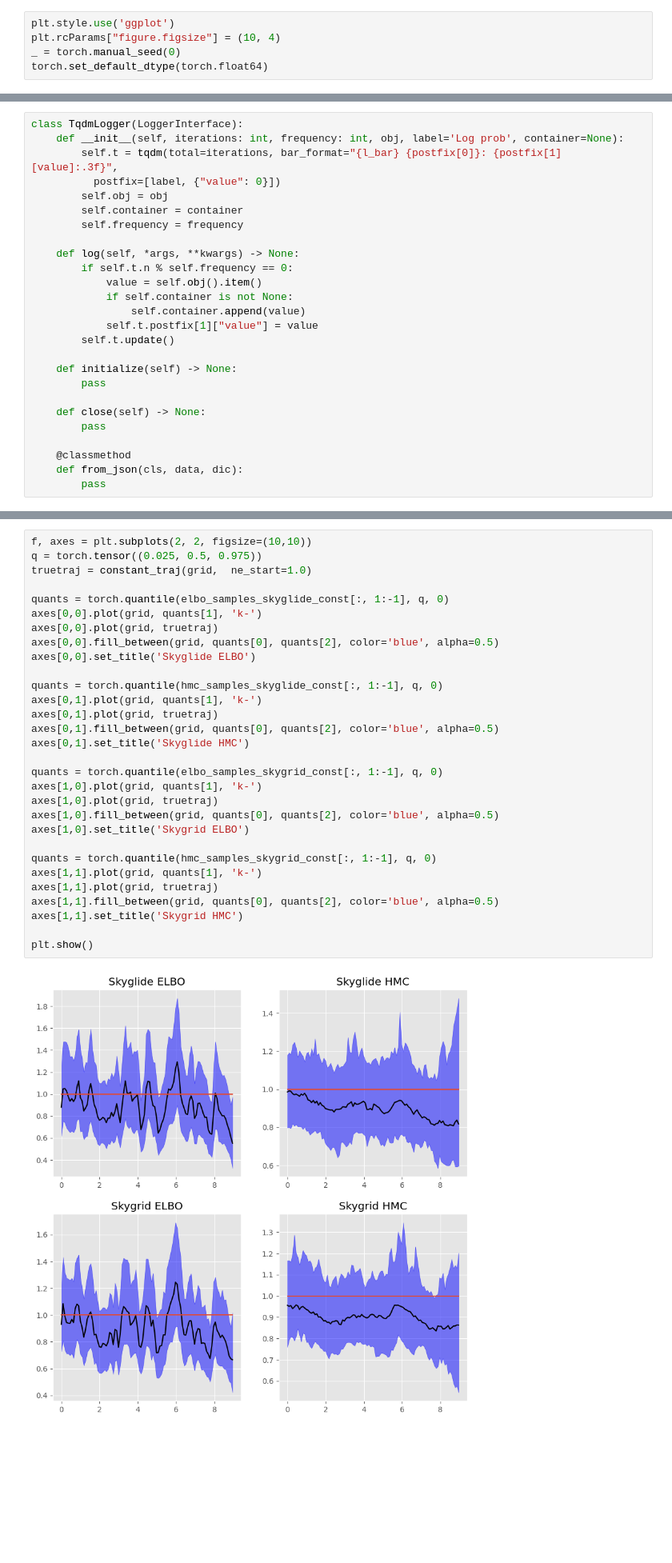
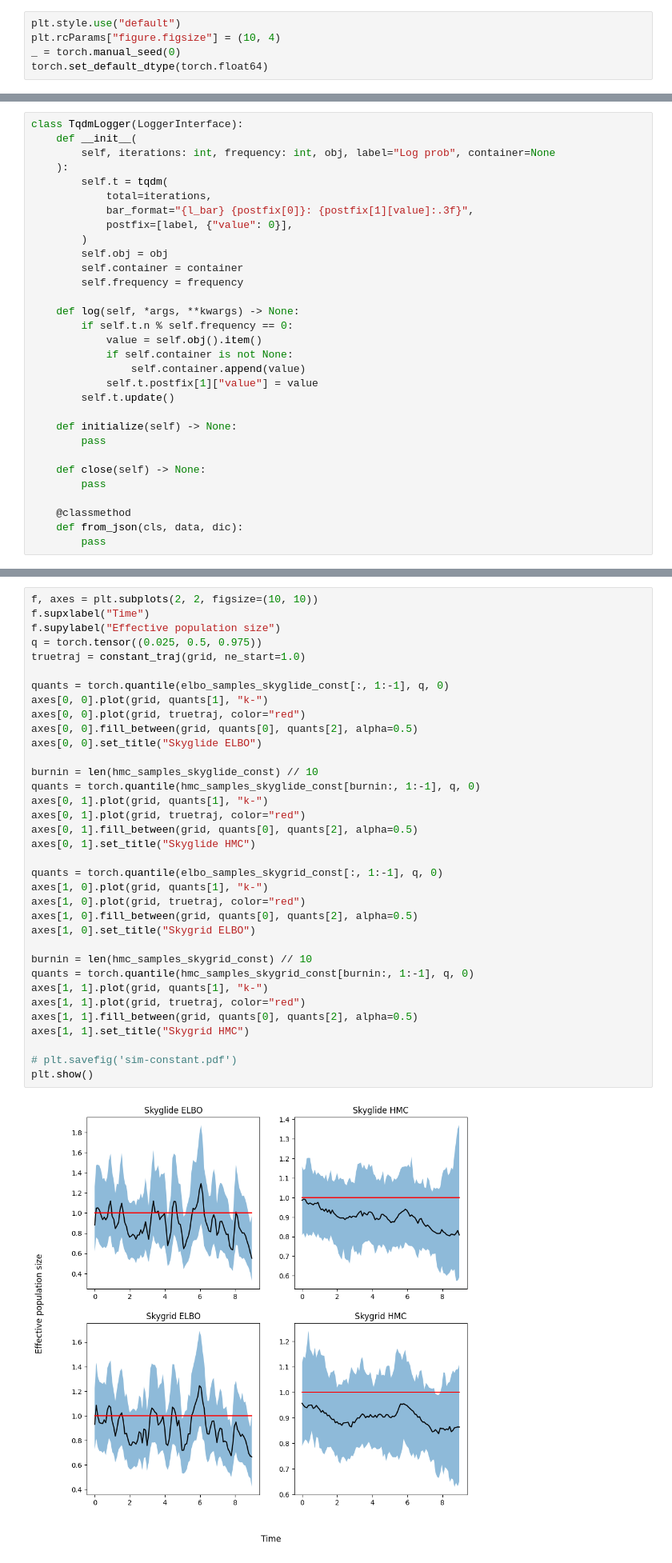
Before and after one commit to 4ment/torchtree-notebooks, a Jupyter notebook: notebooks/skyglide.ipynb, the cells around one changed output, grey strips where cells are left out. Shown at 80% size. Saved outputs shown, nothing was run; the diff lists cells and outputs as text; blank space fills up the shorter version.

Commit message:
Make plots nicer

```diff
--- a/notebooks/skyglide.ipynb
+++ b/notebooks/skyglide.ipynb
@@ -31,6 +39,6 @@ sys.path.append(os.path.abspath('../lib'))
 from drawing import draw_tree2
 # %%
-plt.style.use('ggplot')
+plt.style.use("default")
 plt.rcParams["figure.figsize"] = (10, 4)
 _ = torch.manual_seed(0)
 torch.set_default_dtype(torch.float64)
@@ -59,8 +82,13 @@ def sample_phylogeny(nsamp, nstart, samp_end, traj, **traj_options):
 # %%
 class TqdmLogger(LoggerInterface):
-    def __init__(self, iterations: int, frequency: int, obj, label='Log prob', container=None):
-        self.t = tqdm(total=iterations, bar_format="{l_bar} {postfix[0]}: {postfix[1][value]:.3f}",
-          postfix=[label, {"value": 0}])
+    def __init__(
+        self, iterations: int, frequency: int, obj, label="Log prob", container=None
+    ):
+        self.t = tqdm(
+            total=iterations,
+            bar_format="{l_bar} {postfix[0]}: {postfix[1][value]:.3f}",
+            postfix=[label, {"value": 0}],
+        )
         self.obj = obj
         self.container = container
         self.frequency = frequency
@@ -317,37 +412,42 @@ hmc_samples_skygrid_const = hmc(tree_model, 'skygrid')
   0%| Log prob: 0.000
 operator 0.495 0.38 10000 0.015972274760265623
 # %%
-f, axes = plt.subplots(2, 2, figsize=(10,10))
+f, axes = plt.subplots(2, 2, figsize=(10, 10))
+f.supxlabel("Time")
+f.supylabel("Effective population size")
 q = torch.tensor((0.025, 0.5, 0.975))
-truetraj = constant_traj(grid,  ne_start=1.0)
+truetraj = constant_traj(grid, ne_start=1.0)
 
 quants = torch.quantile(elbo_samples_skyglide_const[:, 1:-1], q, 0)
-axes[0,0].plot(grid, quants[1], 'k-')
-axes[0,0].plot(grid, truetraj)
-axes[0,0].fill_between(grid, quants[0], quants[2], color='blue', alpha=0.5)
-axes[0,0].set_title('Skyglide ELBO')
+axes[0, 0].plot(grid, quants[1], "k-")
+axes[0, 0].plot(grid, truetraj, color="red")
+axes[0, 0].fill_between(grid, quants[0], quants[2], alpha=0.5)
+axes[0, 0].set_title("Skyglide ELBO")
 
-quants = torch.quantile(hmc_samples_skyglide_const[:, 1:-1], q, 0)
-axes[0,1].plot(grid, quants[1], 'k-')
-axes[0,1].plot(grid, truetraj)
-axes[0,1].fill_between(grid, quants[0], quants[2], color='blue', alpha=0.5)
-axes[0,1].set_title('Skyglide HMC')
+burnin = len(hmc_samples_skyglide_const) // 10
+quants = torch.quantile(hmc_samples_skyglide_const[burnin:, 1:-1], q, 0)
+axes[0, 1].plot(grid, quants[1], "k-")
+axes[0, 1].plot(grid, truetraj, color="red")
+axes[0, 1].fill_between(grid, quants[0], quants[2], alpha=0.5)
+axes[0, 1].set_title("Skyglide HMC")
 
 quants = torch.quantile(elbo_samples_skygrid_const[:, 1:-1], q, 0)
-axes[1,0].plot(grid, quants[1], 'k-')
-axes[1,0].plot(grid, truetraj)
-axes[1,0].fill_between(grid, quants[0], quants[2], color='blue', alpha=0.5)
-axes[1,0].set_title('Skygrid ELBO')
+axes[1, 0].plot(grid, quants[1], "k-")
+axes[1, 0].plot(grid, truetraj, color="red")
+axes[1, 0].fill_between(grid, quants[0], quants[2], alpha=0.5)
+axes[1, 0].set_title("Skygrid ELBO")
 
-quants = torch.quantile(hmc_samples_skygrid_const[:, 1:-1], q, 0)
-axes[1,1].plot(grid, quants[1], 'k-')
-axes[1,1].plot(grid, truetraj)
-axes[1,1].fill_between(grid, quants[0], quants[2], color='blue', alpha=0.5)
-axes[1,1].set_title('Skygrid HMC')
+burnin = len(hmc_samples_skygrid_const) // 10
+quants = torch.quantile(hmc_samples_skygrid_const[burnin:, 1:-1], q, 0)
+axes[1, 1].plot(grid, quants[1], "k-")
+axes[1, 1].plot(grid, truetraj, color="red")
+axes[1, 1].fill_between(grid, quants[0], quants[2], alpha=0.5)
+axes[1, 1].set_title("Skygrid HMC")
 
+# plt.savefig('sim-constant.pdf')
 plt.show()
 # %% [output]
-[figure, old version]
+[figure, new version]
 # %% [markdown]
 # Linear trajectory
 
```
Also changed, not shown: parts of 25 cells of this notebook.
